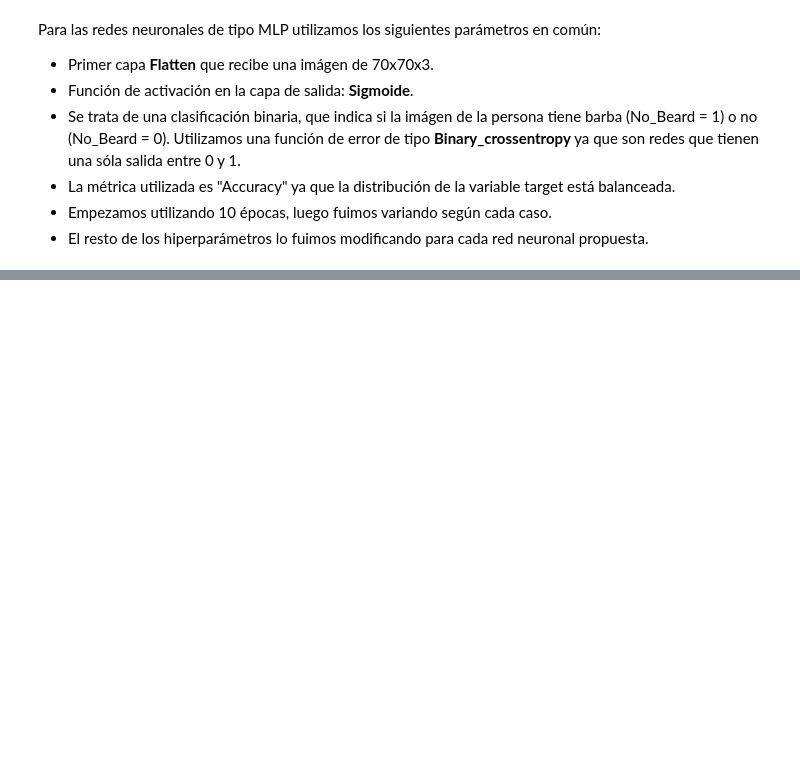
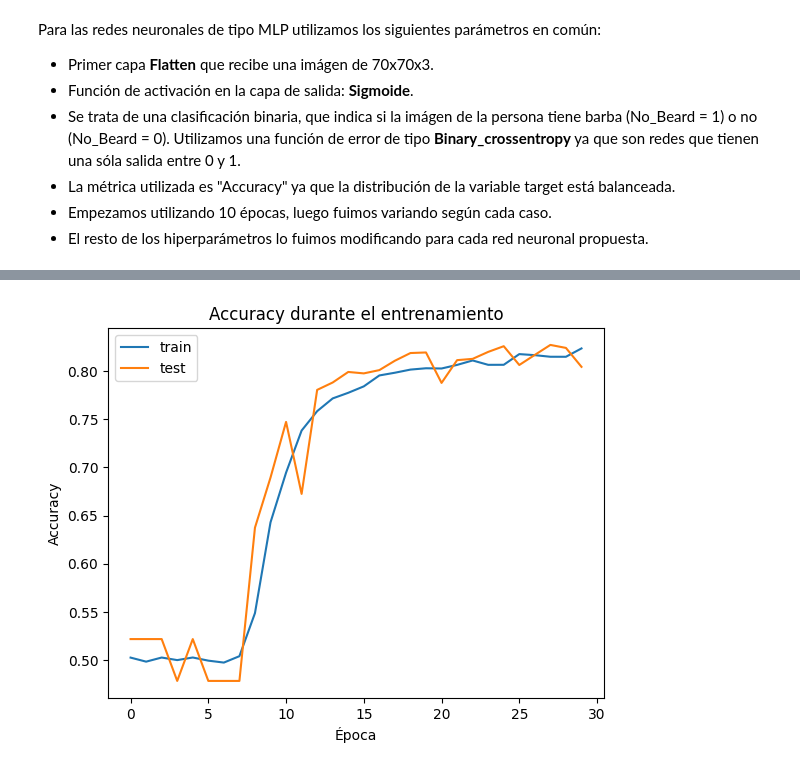
Before and after one commit to nachopalmieri/TP_ML_Aiasa_Fassanelli_Palmieri, a Jupyter notebook: tp3_celebfaces.ipynb, the cells around one changed output, grey strips where cells are left out. Drawn from its saved outputs; the diff is of its cells as text; code cells hidden in the pictures; blank space fills up the shorter version.

```diff
--- a/tp3_celebfaces.ipynb
+++ b/tp3_celebfaces.ipynb
@@ -299,0 +492,7 @@ history_mlp_1 = model_mlp_1.fit(
+# %%
+history_mlp_4 = model_mlp_2.fit(
+    train_generator,
+    epochs=30,
+    batch_size=128,
+    validation_data=test_generator
+)
@@ -299,0 +517,4 @@ history_mlp_1 = model_mlp_1.fit(
+# %%
+learning_curve(history_mlp_4)
+# %% [output]
+[figure, added]
```
Also changed, not shown: parts of 44 cells of this notebook.
